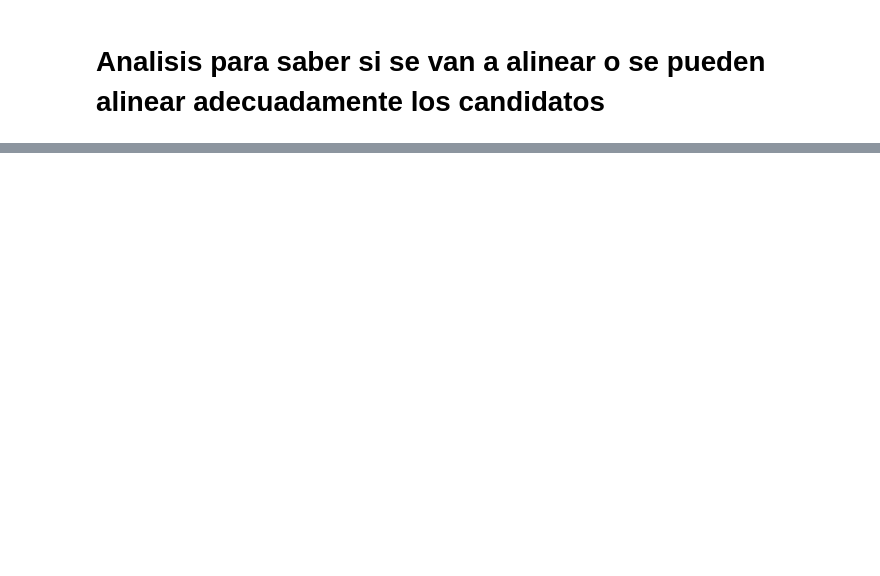
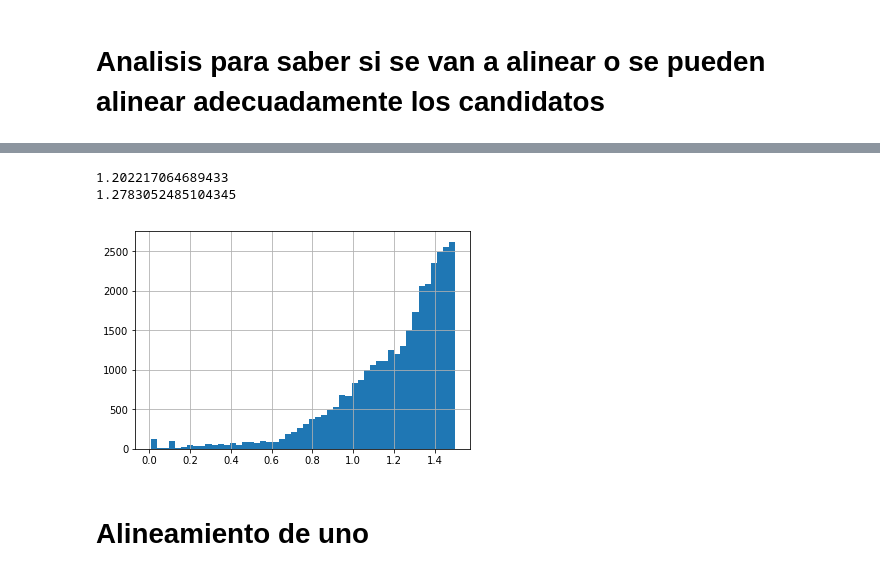
Before and after one commit to serch86/click_python, a Jupyter notebook: Serch/Expermientos/Analisis_para_alineacion.ipynb, the cells around one changed output, grey strips where cells are left out. Cells and saved outputs as stored; diff of their text form; code cells hidden in the pictures; blank space fills up the shorter version.

Commit message:
Alineamiento para proteinas con el mismo numero de residuos

```diff
--- a/Serch/Expermientos/Analisis_para_alineacion.ipynb
+++ b/Serch/Expermientos/Analisis_para_alineacion.ipynb
@@ -45,0 +12,14 @@ sns.kdeplot(rsmd['0'],)
+# %%
+new_df_cliques1 = pd.read_pickle('../clique1.pkl')
+new_df_cliques2 = pd.read_pickle('../clique2.pkl')
+
+candidatos = pd.read_csv('../candidatos.csv')
+
+# max_clique1 = pd.read_csv('../clique1_maximal.csv')
+# max_clique2 = pd.read_csv('../clique2_maximal.csv')
+
+df_atoms1 = pd.read_pickle('../clique1_df_atributos.pkl')
+df_atoms2 = pd.read_pickle('../clique2_df_atributos.pkl')
+
+rmsd = pd.read_pickle("../rmsd_picke.pkl").reset_index(drop=True)
+# rmsd.columns = ['rmsd','candidatos','matriz_de_rotacion']
@@ -45,0 +58,10 @@ sns.kdeplot(rsmd['0'],)
+# %%
+rmsd.rmsd.hist(bins=50)
+print(rmsd.rmsd.mean())
+print(rmsd.rmsd.median())
+# %% [output]
+1.202217064689433
+1.2783052485104345
+[figure, added]
+# %% [markdown]
+# Alineamiento de uno
```
Also changed, not shown: parts of 64 cells of this notebook, 41 other files.
